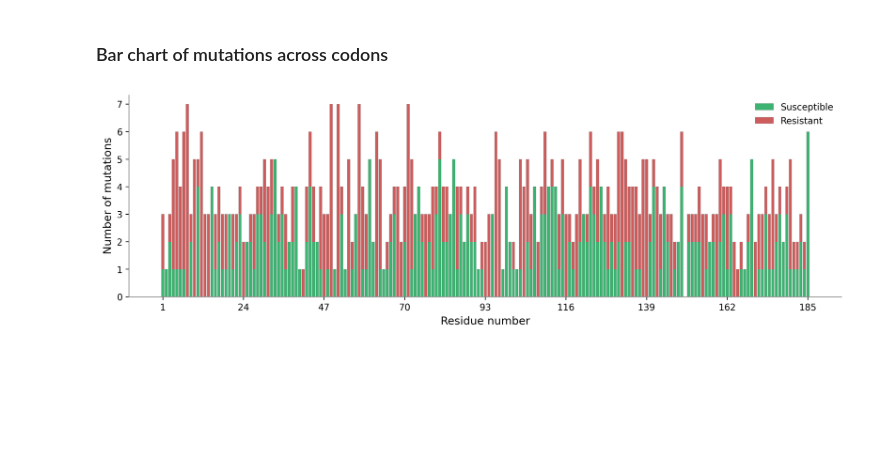
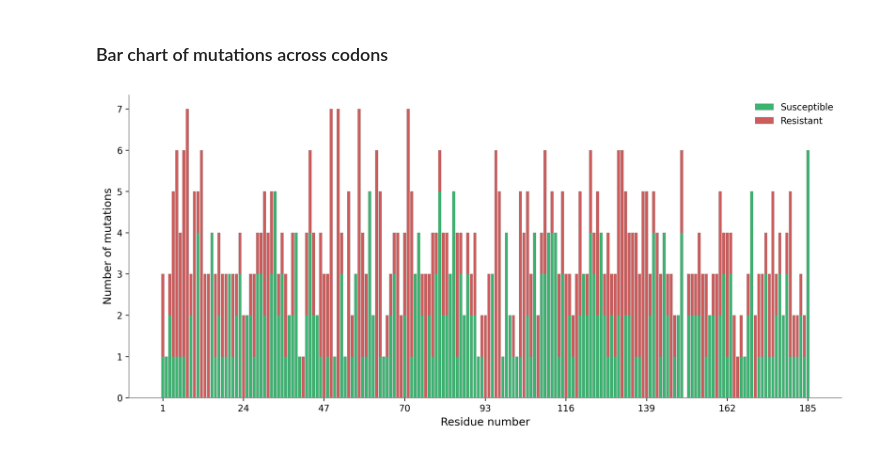
Before and after one commit to fowler-lab/tb-pnca-gnn, a Jupyter notebook: notebooks/09_misc_figs.ipynb, the cells around one changed output. Saved outputs shown, nothing was run; the diff lists cells and outputs as text; code cells hidden in the pictures; blank space fills up the shorter version.

```diff
--- a/notebooks/09_misc_figs.ipynb
+++ b/notebooks/09_misc_figs.ipynb
@@ -76,37 +76,38 @@ all_indices = r_data.index.union(s_data.index)
 r_data = r_data.reindex(all_indices, fill_value=0)
 s_data = s_data.reindex(all_indices, fill_value=0)
 
-plt.figure(figsize=(14, 4))
+# plt.figure(figsize=(14, 4))
+plt.figure(figsize=(14, 6))
 
 # Change figure outline color
 plt.gca().spines['top'].set_color('white')
 plt.gca().spines['right'].set_color('white')
 plt.gca().spines['left'].set_color('gray')
 plt.gca().spines['bottom'].set_color('gray')
 
 green = 'mediumseagreen'
 red = 'indianred'
 edge_col = 'gray'
 
 plt.bar(s_data.index, s_data.values, label='Susceptible', edgecolor= edge_col, color = green, linewidth=0.2)
 plt.bar(r_data.index, r_data.values, bottom=s_data.values, label='Resistant', edgecolor= edge_col, color = red, linewidth=0.2)
 
 plt.ylabel('Number of mutations',
         #    fontsize = 12
            )
 plt.xlabel('Residue number',
         #    fontsize = 12
            )
 
 plt.xticks(ticks=np.arange(1, len(all_indices) + 2, step=23),
         #    fontsize= 12
            )
 plt.yticks(
     # fontsize= 12
     )
 
 # plt.title('Positions of resistant and susceptible mutations across PncA structure')
 plt.legend(frameon=False)
 plt.show()
 # %% [output]
-[figure, old version]
+[figure, new version]
```
Also changed, not shown: 2 other files.
